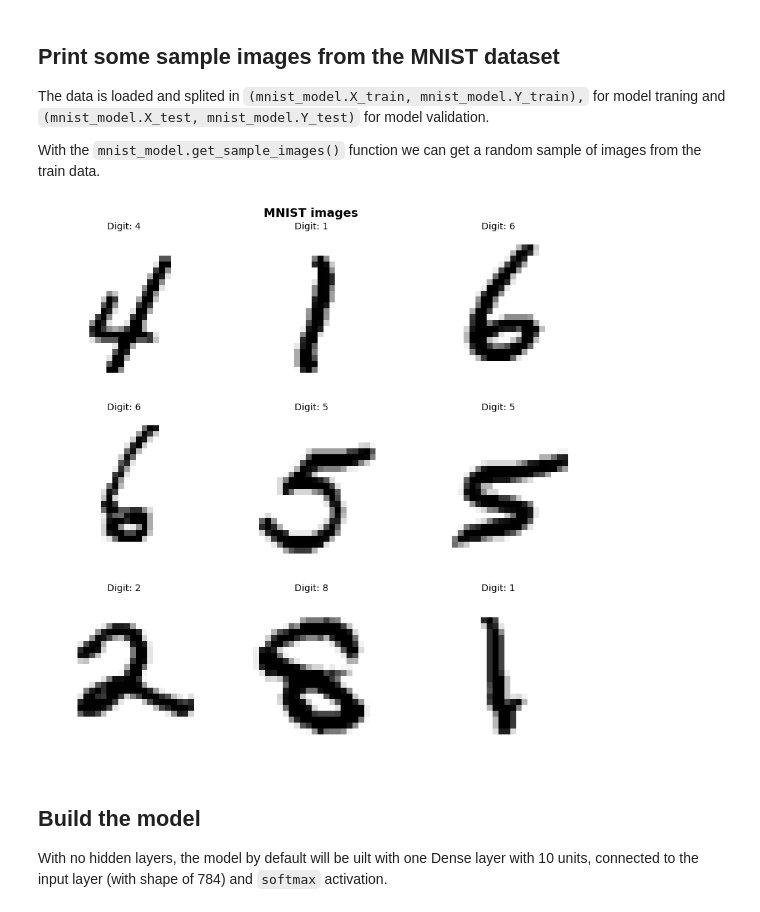
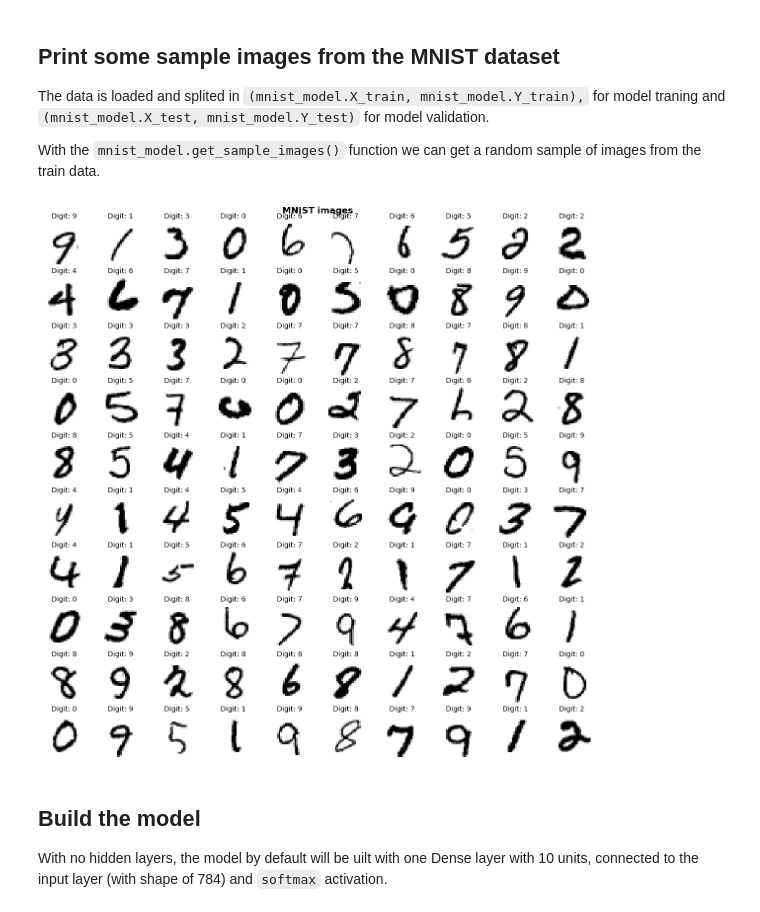
Before and after one commit to luisjba/rnp, a Jupyter notebook: nn_mnist.ipynb, the cells around one changed output. Cells and saved outputs as stored; diff of their text form; code cells hidden in the pictures.

```diff
--- a/nn_mnist.ipynb
+++ b/nn_mnist.ipynb
@@ -54,9 +58,9 @@ The data is loaded  and splited in `(mnist_model.X_train, mnist_model.Y_train),`
 
 With the `mnist_model.get_sample_images()` function we can get a random sample of images from the train data.
 # %%
-fig, axs = mnist_model.get_sample_images()
+fig, axs = mnist_model.get_sample_images(n=100,cols=10)
 # %% [output]
-[figure, old version]
+[figure, new version]
 # %% [markdown]
 ## Build the model
 
```
Also changed, not shown: parts of 10 cells of this notebook.
